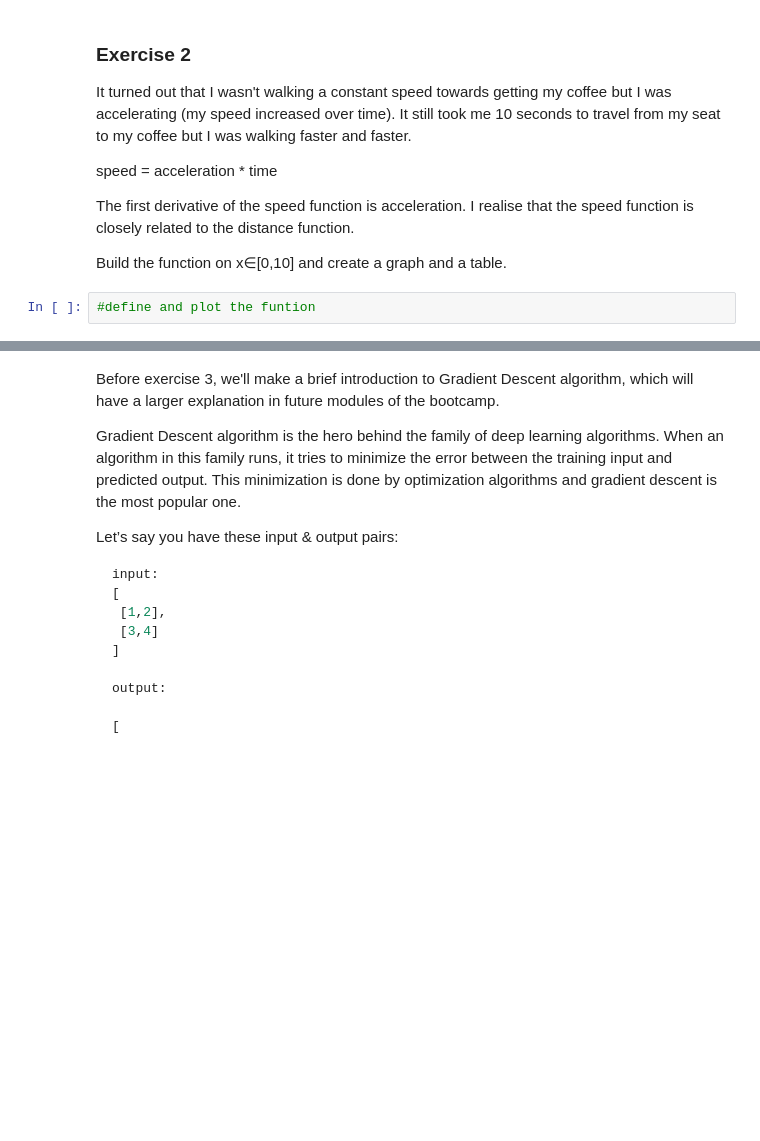
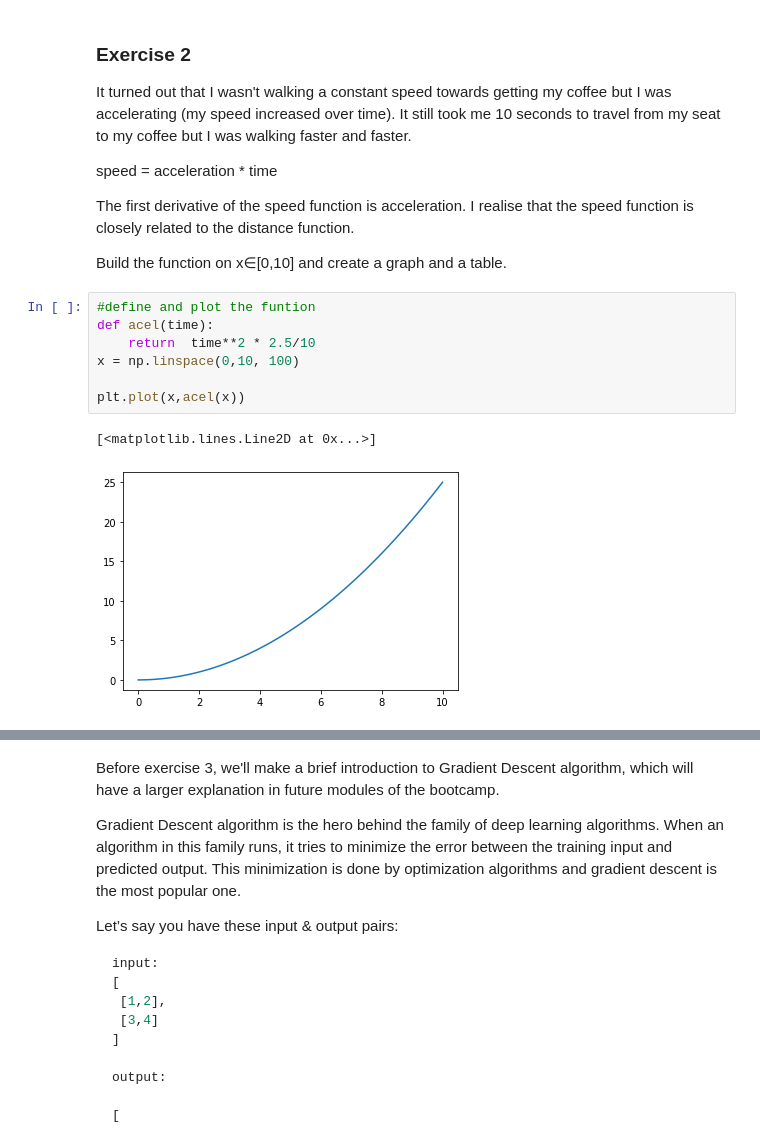
Before and after one commit to xalejandrow/calculus-and-algebra-problems-with-python, a Jupyter notebook: problems.ipynb, the cells around one changed output, grey strips where cells are left out. Saved outputs shown, nothing was run; the diff lists cells and outputs as text; blank space fills up the shorter version.

```diff
--- a/problems.ipynb
+++ b/problems.ipynb
@@ -43,5 +73,13 @@ The first derivative of the speed function is acceleration. I realise that the s
 Build the function on x∈[0,10] and create a graph and a table.
 # %%
 #define and plot the funtion
+def acel(time):
+    return  time**2 * 2.5/10
+x = np.linspace(0,10, 100)
+
+plt.plot(x,acel(x))
+# %% [output]
+[<matplotlib.lines.Line2D at 0x...>]
+[figure, added]
 # %%
 #create a dataframe
```
Also changed, not shown: parts of 4 cells of this notebook.
